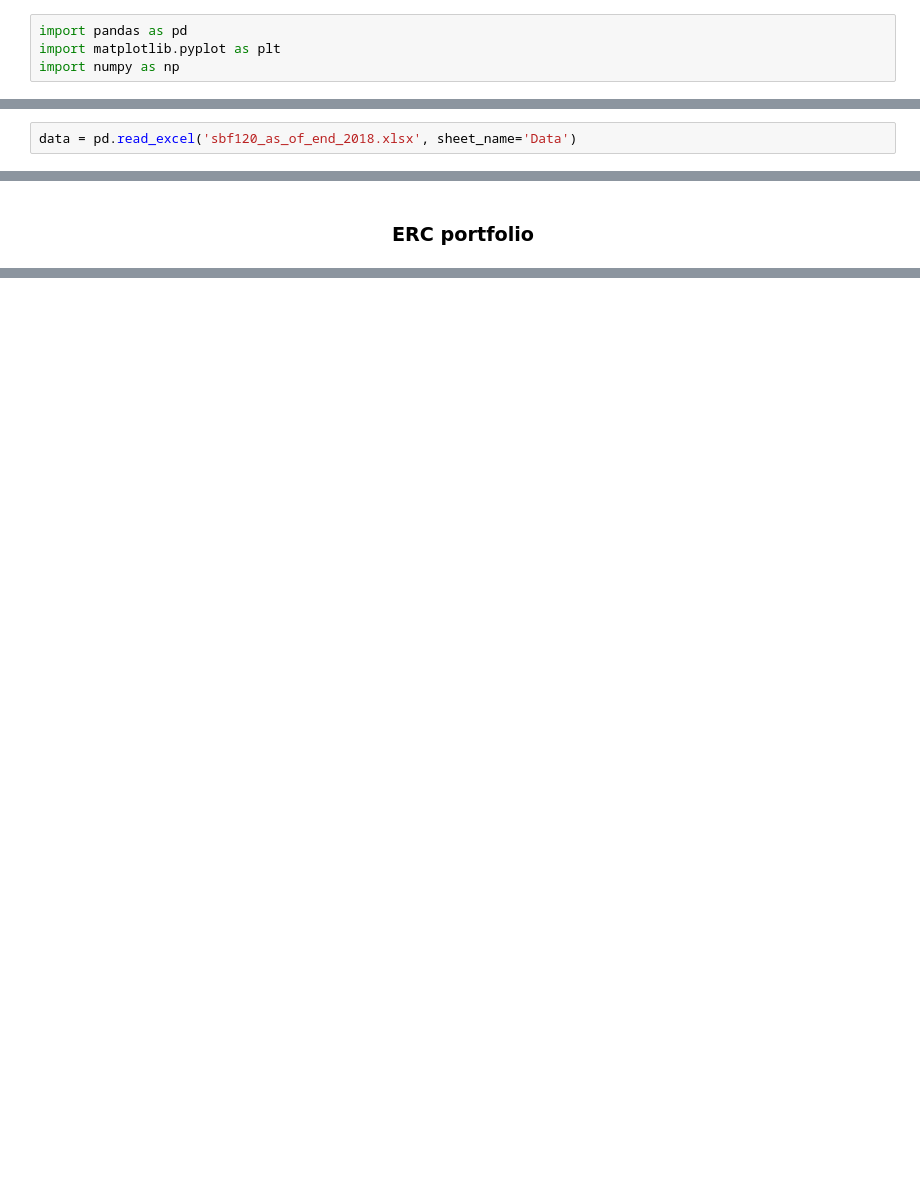
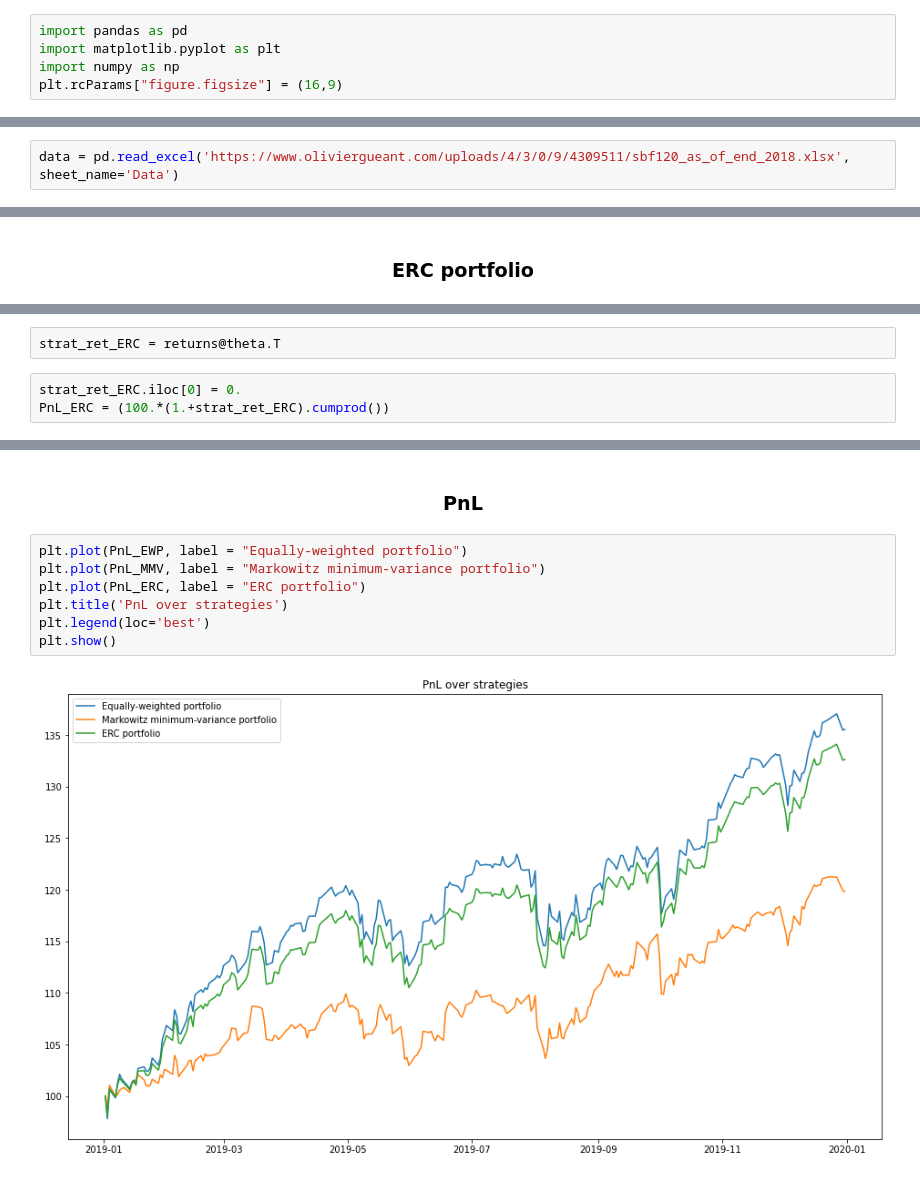
Before and after one commit to Haouah19/PortfolioStrategies, a Jupyter notebook: Assesment1_PortfolioStrategies.ipynb, the cells around one changed output, grey strips where cells are left out. Cells and saved outputs as stored; diff of their text form; blank space fills up the shorter version.

```diff
--- a/Assesment1_PortfolioStrategies.ipynb
+++ b/Assesment1_PortfolioStrategies.ipynb
@@ -4,10 +4,11 @@
 import pandas as pd
 import matplotlib.pyplot as plt
 import numpy as np
+plt.rcParams["figure.figsize"] = (16,9)
 # %% [markdown]
 ### Loading and manipulating data
 # %%
-data = pd.read_excel('sbf120_as_of_end_2018.xlsx', sheet_name='Data')
+data = pd.read_excel('https://www.oliviergueant.com/uploads/4/3/0/9/4309511/sbf120_as_of_end_2018.xlsx', sheet_name='Data')
 # %% [markdown]
 #### Get the prices indexed by dates
 # %%
@@ -234,0 +273,5 @@ PnL_MMV.plot()
+# %%
+strat_ret_ERC = returns@theta.T
+# %%
+strat_ret_ERC.iloc[0] = 0.
+PnL_ERC = (100.*(1.+strat_ret_ERC).cumprod())
@@ -234,0 +308,11 @@ PnL_MMV.plot()
+# %% [markdown]
+### <center> PnL </center>
+# %%
+plt.plot(PnL_EWP, label = "Equally-weighted portfolio")
+plt.plot(PnL_MMV, label = "Markowitz minimum-variance portfolio")
+plt.plot(PnL_ERC, label = "ERC portfolio")
+plt.title('PnL over strategies')
+plt.legend(loc='best')
+plt.show()
+# %% [output]
+[figure, added]
```
Also changed, not shown: parts of 10 cells of this notebook.
